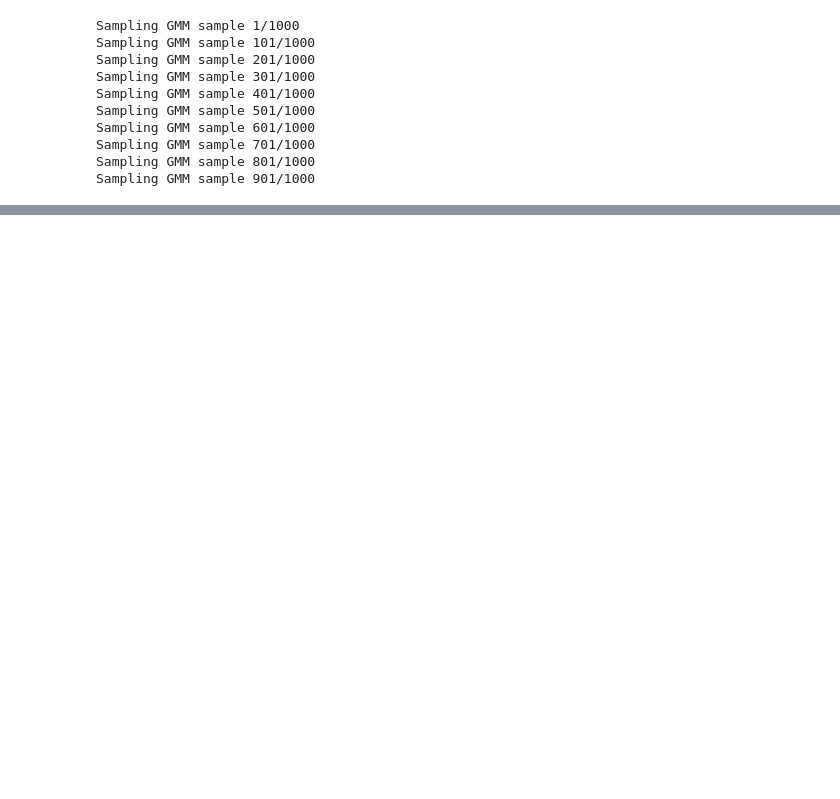
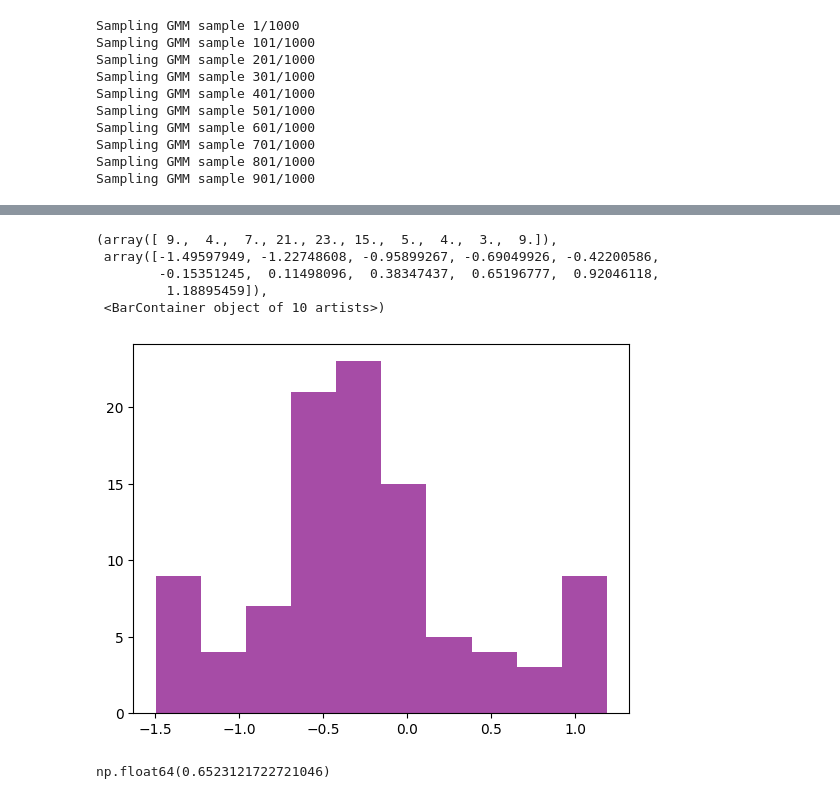
Before and after one commit to mikeleew/OCK_GP, a Jupyter notebook: OCK_GP.ipynb, the cells around one changed output, grey strips where cells are left out. Cells and saved outputs as stored; diff of their text form; code cells hidden in the pictures; blank space fills up the shorter version.

```diff
--- a/OCK_GP.ipynb
+++ b/OCK_GP.ipynb
@@ -302,0 +303,15 @@ Text(0.5, 1.0, 'Posterior Mean and 95% Credible Interval')
+# %%
+z_scores = (mu_xstar - f_xstar.flatten()) / err_xstar
+plt.figure()
+plt.hist(z_scores, bins=10, color='purple', alpha=0.7)
+# %% [output]
+(array([ 9.,  4.,  7., 21., 23., 15.,  5.,  4.,  3.,  9.]),
+ array([-1.49597949, -1.22748608, -0.95899267, -0.69049926, -0.42200586,
+        -0.15351245,  0.11498096,  0.38347437,  0.65196777,  0.92046118,
+         1.18895459]),
+ <BarContainer object of 10 artists>)
+[figure, added]
+# %%
+np.std(z_scores)
+# %% [output]
+np.float64(0.6523121722721046)
```
Also changed, not shown: parts of 7 cells of this notebook.
